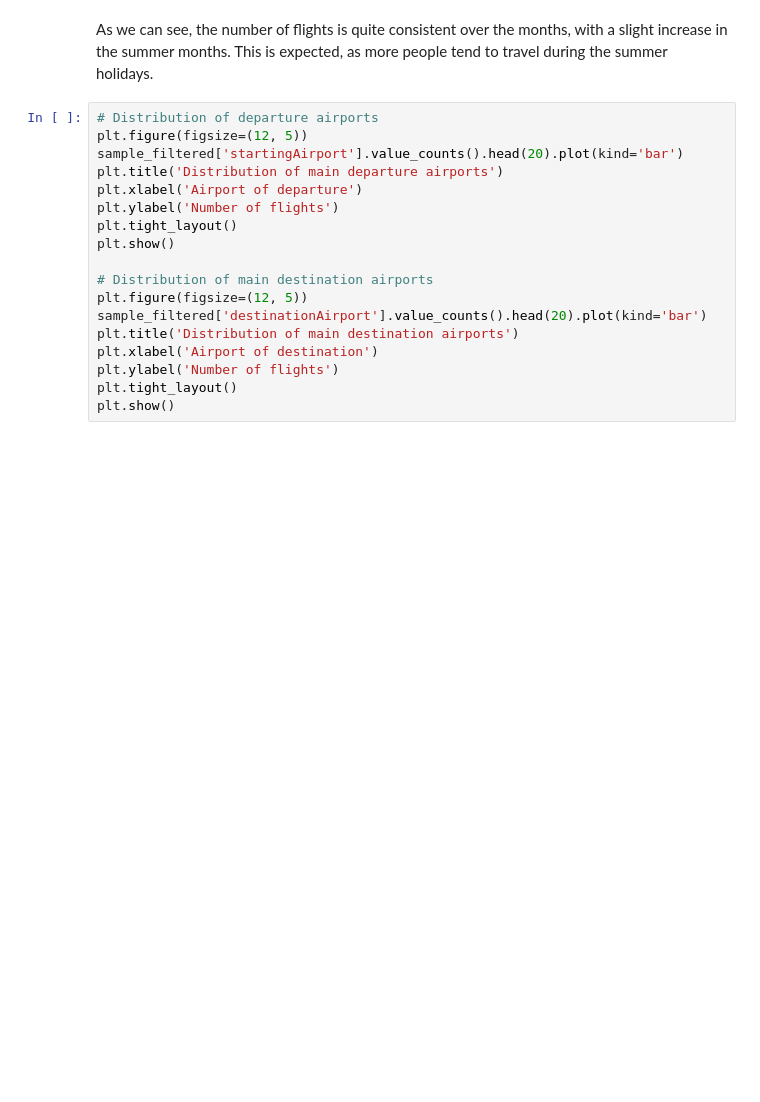
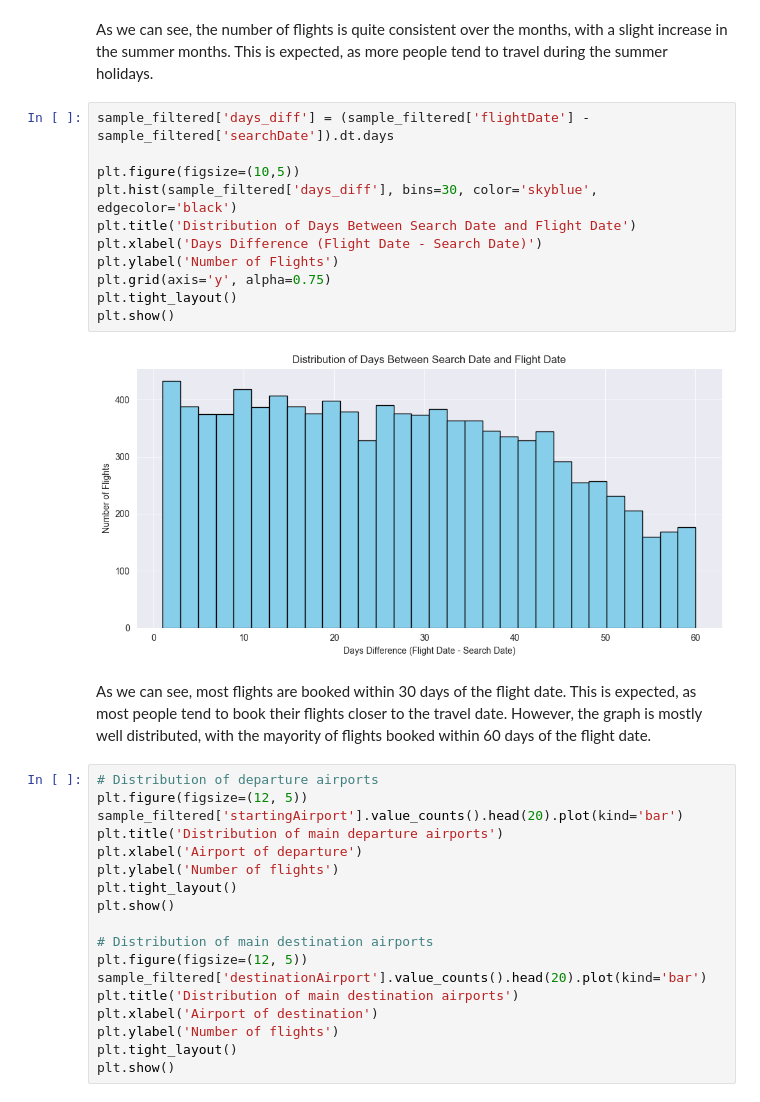
Before and after one commit to Zettaiki/FP-data-analysis, a Jupyter notebook: src/main/python/DatasetAnalysis.ipynb, the cells around one changed output. Saved outputs shown, nothing was run; the diff lists cells and outputs as text; blank space fills up the shorter version.

```diff
--- a/src/main/python/DatasetAnalysis.ipynb
+++ b/src/main/python/DatasetAnalysis.ipynb
@@ -225,6 +229,21 @@ plt.show()
 [figure]
 # %% [markdown]
 As we can see, the number of flights is quite consistent over the months, with a slight increase in the summer months. This is expected, as more people tend to travel during the summer holidays.
+# %%
+sample_filtered['days_diff'] = (sample_filtered['flightDate'] - sample_filtered['searchDate']).dt.days
+
+plt.figure(figsize=(10,5))
+plt.hist(sample_filtered['days_diff'], bins=30, color='skyblue', edgecolor='black')
+plt.title('Distribution of Days Between Search Date and Flight Date')
+plt.xlabel('Days Difference (Flight Date - Search Date)')
+plt.ylabel('Number of Flights')
+plt.grid(axis='y', alpha=0.75)
+plt.tight_layout()
+plt.show()
+# %% [output]
+[figure, added]
+# %% [markdown]
+As we can see, most flights are booked within 30 days of the flight date. This is expected, as most people tend to book their flights closer to the travel date. However, the graph is mostly well distributed, with the mayority of flights booked within 60 days of the flight date.
 # %%
 # Distribution of departure airports
 plt.figure(figsize=(12, 5))
```
Also changed, not shown: parts of 7 cells of this notebook.
